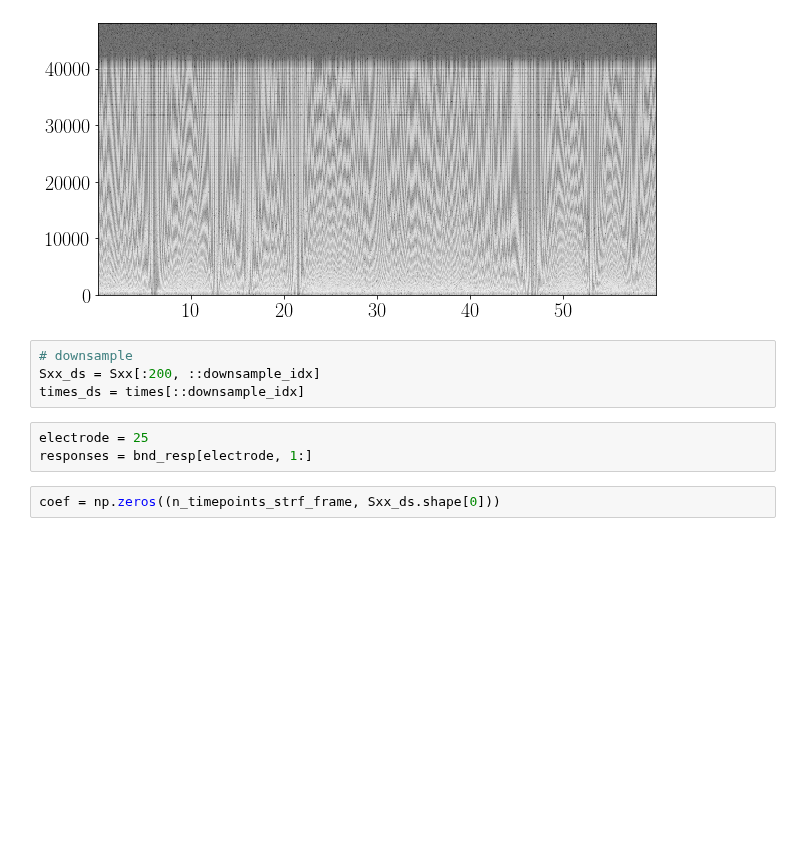
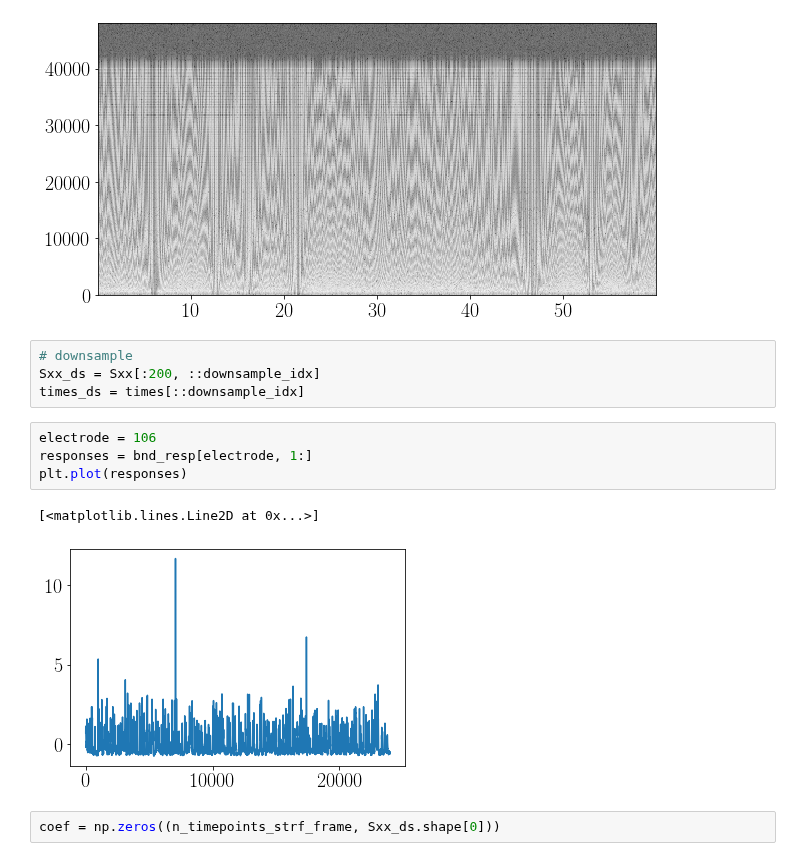
Before and after one commit to pssachdeva/uoi_neuroscience, a Jupyter notebook: tuning/strf.ipynb, the cells around one changed output. Saved outputs shown, nothing was run; the diff lists cells and outputs as text; blank space fills up the shorter version.

```diff
--- a/tuning/strf.ipynb
+++ b/tuning/strf.ipynb
@@ -59,8 +59,12 @@ ax.pcolormesh(times, freq, np.log(Sxx))
 Sxx_ds = Sxx[:200, ::downsample_idx]
 times_ds = times[::downsample_idx]
 # %%
-electrode = 25
+electrode = 106
 responses = bnd_resp[electrode, 1:]
+plt.plot(responses)
+# %% [output]
+[<matplotlib.lines.Line2D at 0x...>]
+[figure, added]
 # %%
 coef = np.zeros((n_timepoints_strf_frame, Sxx_ds.shape[0]))
 # %%
```
Also changed, not shown: parts of 4 cells of this notebook, 8 other files.
